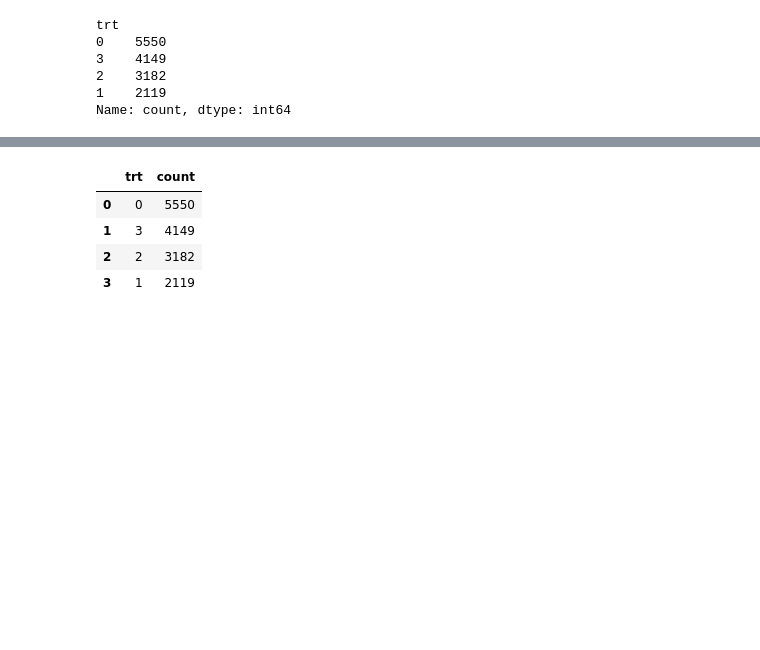
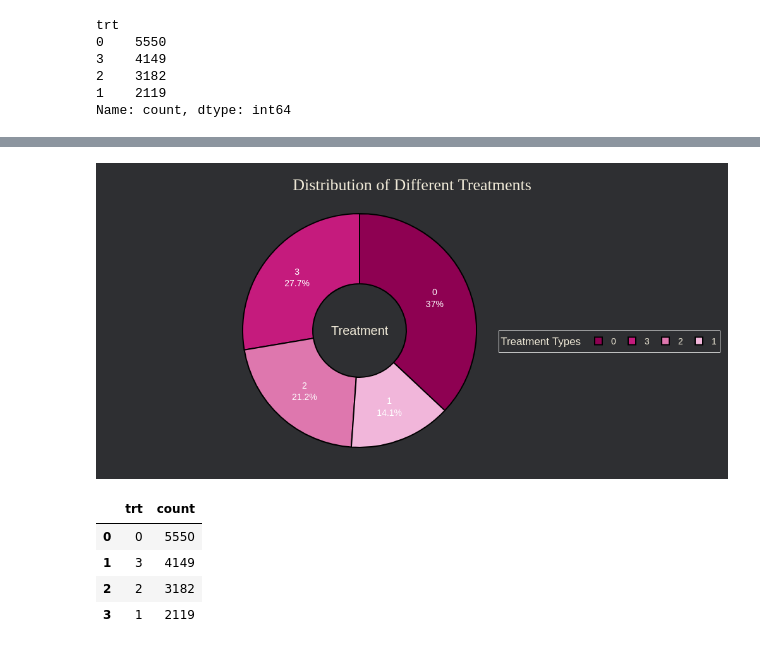
Before and after one commit to NityaVerma19/EDA-AIDS-virus-infection, a Jupyter notebook: eda-insights-on-aids-infection.ipynb, the cells around one changed output, grey strips where cells are left out. Saved outputs shown, nothing was run; the diff lists cells and outputs as text; code cells hidden in the pictures; blank space fills up the shorter version.

```diff
--- a/eda-insights-on-aids-infection.ipynb
+++ b/eda-insights-on-aids-infection.ipynb
@@ -107,20 +113,30 @@ trt.columns = ['trt', 'count']
 palette = cl.scales['11']['div']['PiYG']
 
 
+trt = df['trt'].value_counts().reset_index()
+trt.columns = ['trt', 'count']
+
+palette = cl.scales['11']['div']['PiYG']
+
 fig = go.Figure(data=[go.Pie(
     labels=trt['trt'],
     values=trt['count'],
-    hole=.3,
-     marker=dict(colors=palette, line=dict(color='#000000', width=1))
+    hole=.4,
+    marker=dict(colors=palette, line=dict(color='#000000', width=2)),
+    hoverinfo="label+percent+value",
+    textinfo="label+percent",
+    textfont=dict(size=14, color='#FFFFFF')
 )])
 
+# Update layout for better appearance and set the background to black
 fig.update_layout(
     title_text="Treatment Distribution",
-    title_font_size=22,
+    title_font_size=24,
     title_font_family="Times New Roman",
     title_font_color="#f2ecda",
     paper_bgcolor='#2e2f32',
-    annotations=[dict(text='Treatment', x=0.5, y=0.5, font_size=15, showarrow=False, font_color = "#f2ecda")],
+    plot_bgcolor='#2e2f32',
+    annotations=[dict(text='Treatment', x=0.5, y=0.5, font_size=20, showarrow=False, font=dict(color="#f2ecda"))],
     showlegend=True,
     legend_title_text='Treatment Types',
     legend=dict(
@@ -129,15 +145,31 @@ fig.update_layout(
         traceorder='normal',
         font=dict(
             family="Arial",
-            size=12,
-            color="black"
+            size=14,
+            color="#f2ecda"
         ),
-        bgcolor="#f2ecda",
-        bordercolor="Black",
-        borderwidth=1
+        bgcolor="#2e2f32",
+        bordercolor="#FFFFFF",
+        borderwidth=1,
+        orientation="h"  # Change the legend orientation to horizontal
     )
 )
 
+# Increase the width of the page
+fig.update_layout(width=1000)
 
-fig.show()
+# Adding a more vibrant title and better spacing
+fig.update_layout(
+    title={
+        'text': "Distribution of Different Treatments",
+        'y':0.95,
+        'x':0.5,
+        'xanchor': 'center',
+        'yanchor': 'top'},
+    title_font_size=26,
+    margin=dict(l=50, r=50, t=80, b=50)
+)
+
+# Show the pie chart
+fig.show('png')
 # %% [output]
@@ -145,3 +176,4 @@ fig.show()
+[figure, added]
 # %%
 trt.head()
 # %% [output]
```
Also changed, not shown: parts of 4 cells of this notebook.
